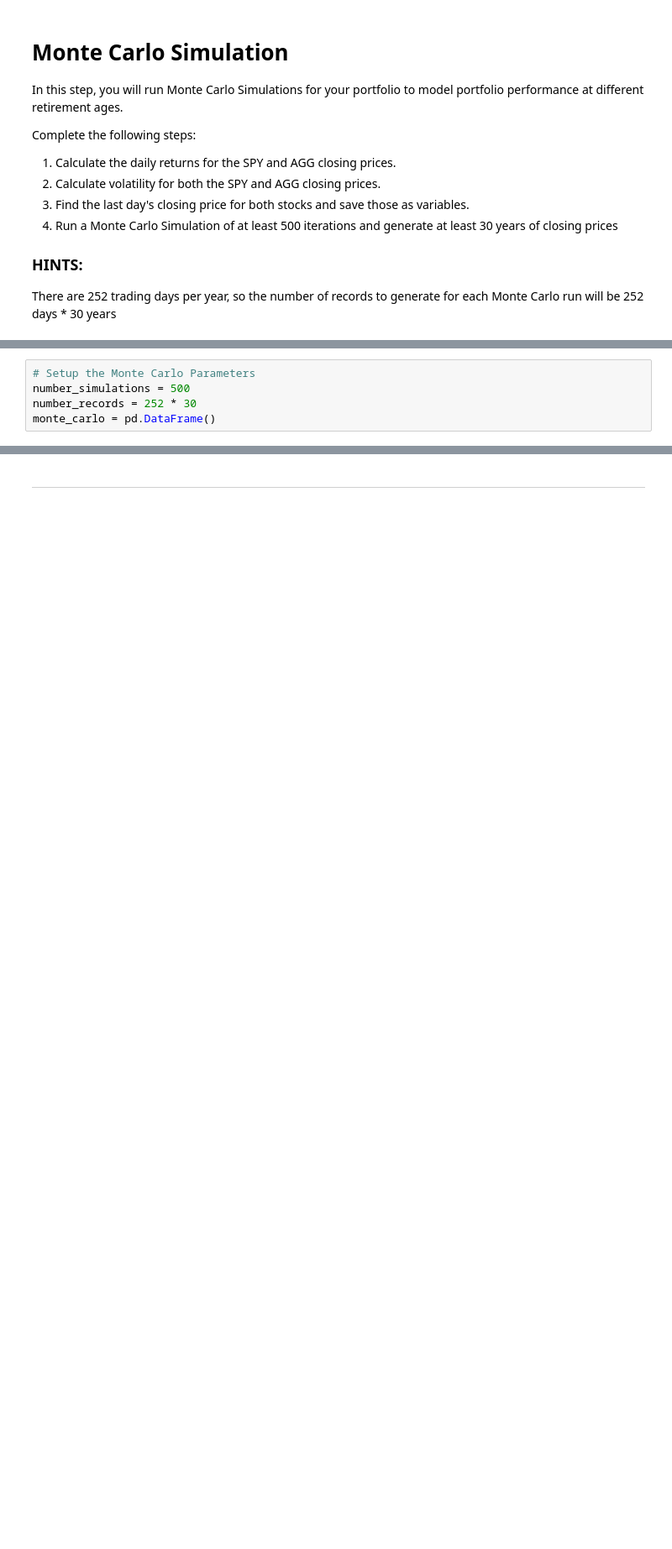
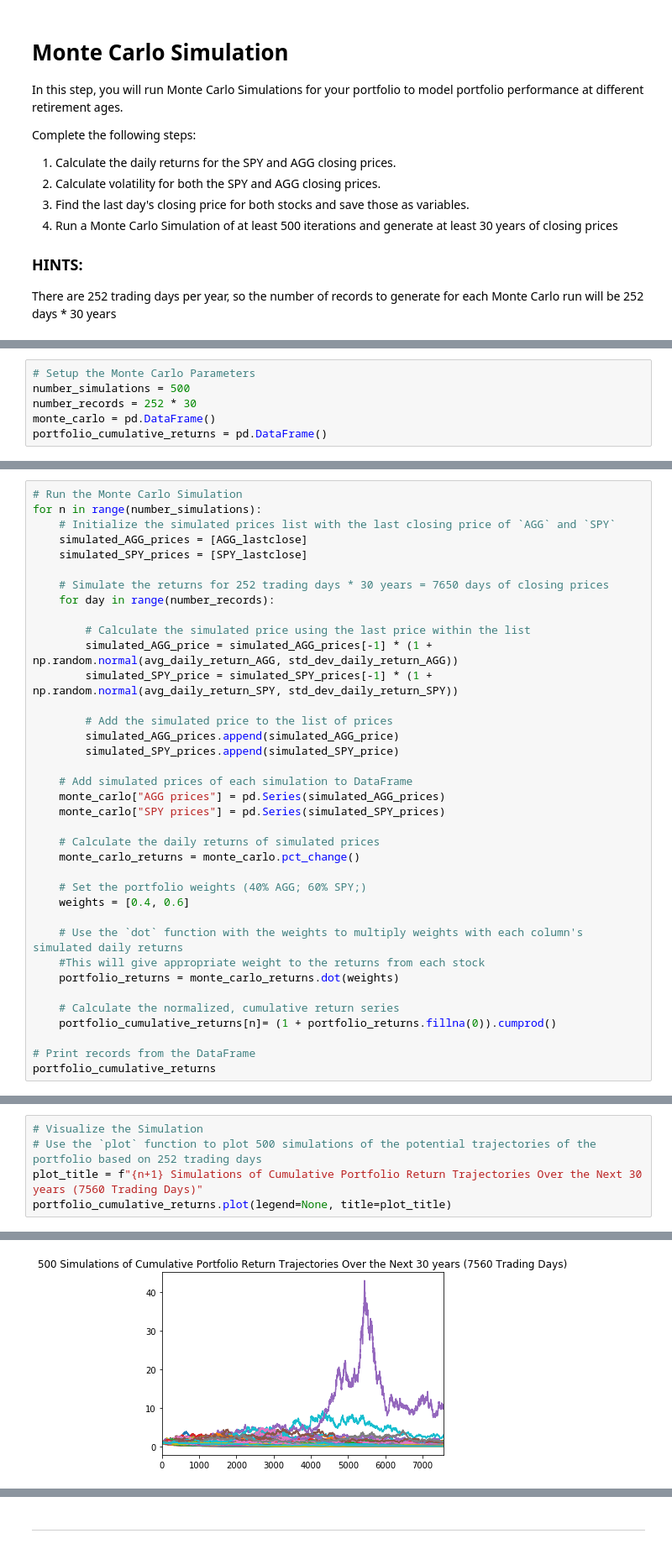
Before and after one commit to jonathanharold/api_homework, a Jupyter notebook: portfolio_planner.ipynb, the cells around one changed output, grey strips where cells are left out. Shown: that part at 84% size. Drawn from its saved outputs; the diff is of its cells as text; blank space fills up the shorter version.

```diff
--- a/portfolio_planner.ipynb
+++ b/portfolio_planner.ipynb
@@ -54,3 +137,4 @@ mu_last_price = df['MU']['close'][-1]
 number_simulations = 500
 number_records = 252 * 30
 monte_carlo = pd.DataFrame()
+portfolio_cumulative_returns = pd.DataFrame()
@@ -77,0 +141,37 @@ for x in range(number_simulations):
+# %%
+# Run the Monte Carlo Simulation
+for n in range(number_simulations):
+    # Initialize the simulated prices list with the last closing price of `AGG` and `SPY`
+    simulated_AGG_prices = [AGG_lastclose]
+    simulated_SPY_prices = [SPY_lastclose]
+
+    # Simulate the returns for 252 trading days * 30 years = 7650 days of closing prices
+    for day in range(number_records):
+
+        # Calculate the simulated price using the last price within the list
+        simulated_AGG_price = simulated_AGG_prices[-1] * (1 + np.random.normal(avg_daily_return_AGG, std_dev_daily_return_AGG))
+        simulated_SPY_price = simulated_SPY_prices[-1] * (1 + np.random.normal(avg_daily_return_SPY, std_dev_daily_return_SPY))
+
+        # Add the simulated price to the list of prices
+        simulated_AGG_prices.append(simulated_AGG_price)
+        simulated_SPY_prices.append(simulated_SPY_price)
+
+    # Add simulated prices of each simulation to DataFrame
+    monte_carlo["AGG prices"] = pd.Series(simulated_AGG_prices)
+    monte_carlo["SPY prices"] = pd.Series(simulated_SPY_prices)
+
+    # Calculate the daily returns of simulated prices
+    monte_carlo_returns = monte_carlo.pct_change()
+
+    # Set the portfolio weights (40% AGG; 60% SPY;)
+    weights = [0.4, 0.6]
+
+    # Use the `dot` function with the weights to multiply weights with each column's simulated daily returns
+    #This will give appropriate weight to the returns from each stock
+    portfolio_returns = monte_carlo_returns.dot(weights)
+
+    # Calculate the normalized, cumulative return series
+    portfolio_cumulative_returns[n]= (1 + portfolio_returns.fillna(0)).cumprod()
+
+# Print records from the DataFrame
+portfolio_cumulative_returns
@@ -77,0 +192,6 @@ for x in range(number_simulations):
+# %%
+# Visualize the Simulation
+# Use the `plot` function to plot 500 simulations of the potential trajectories of the portfolio based on 252 trading days
+plot_title = f"{n+1} Simulations of Cumulative Portfolio Return Trajectories Over the Next 30 years (7560 Trading Days)"
+portfolio_cumulative_returns.plot(legend=None, title=plot_title)
+# %% [output]
@@ -78 +199,2 @@ for x in range(number_simulations):
+[figure, added]
 # %%
```
Also changed, not shown: parts of 36 cells of this notebook, 1 other file.
